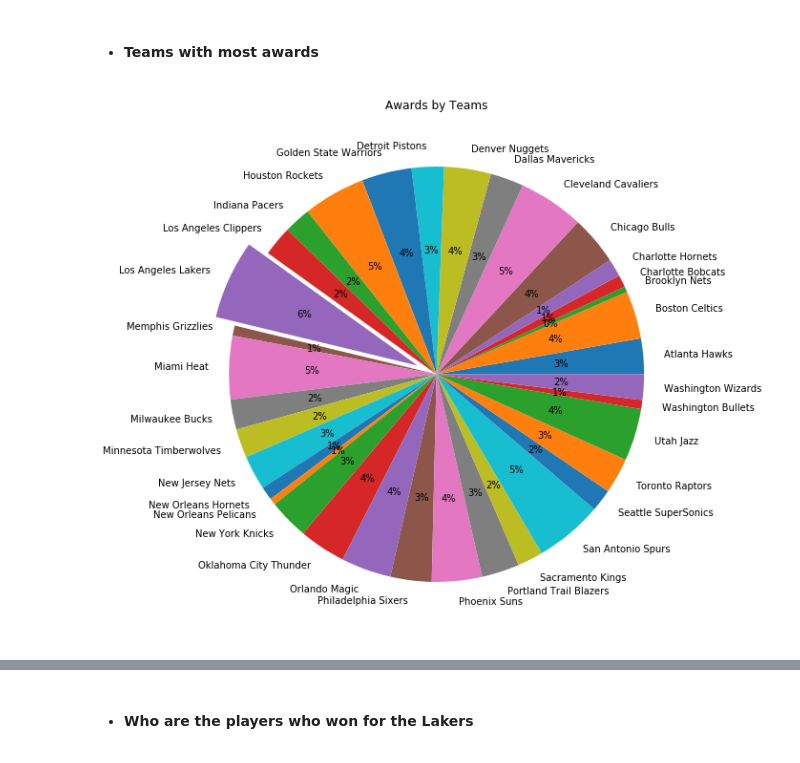
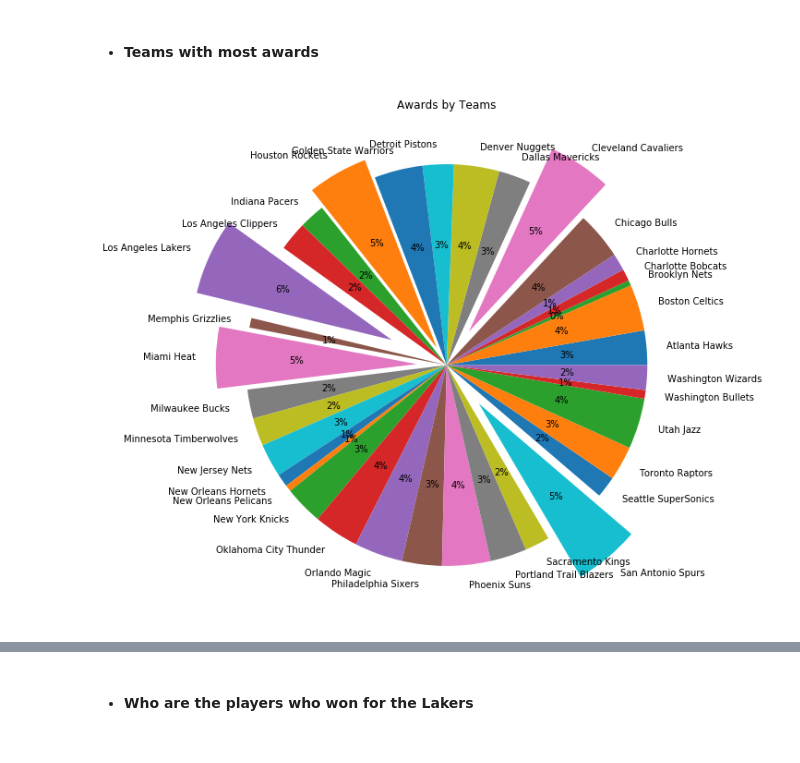
Before and after one commit to longuyen10119/machinelearning, a Jupyter notebook: Final Assignment/NBAPlayeroftheWeek.ipynb, the cells around one changed output, grey strips where cells are left out. Cells and saved outputs as stored; diff of their text form; code cells hidden in the pictures.

```diff
--- a/Final Assignment/NBAPlayeroftheWeek.ipynb
+++ b/Final Assignment/NBAPlayeroftheWeek.ipynb
@@ -122,13 +122,17 @@ plt.show()
 * #### Teams with most awards
 # %%
 explode = [0] * 35
-explode[14] = 0.1
+explode[14] = 0.3
+explode[29] = 0.25
+explode[6] = 0.2
+explode[16] = 0.15
+explode[11] = 0.1
 player_by_team = df['Player'].groupby(df['Team'])
 player_by_team.count().plot.pie(title="Awards by Teams",explode=explode, figsize=(10,10),autopct='%1.0f%%')
 plt.ylabel('')
 plt.show()
 # %% [output]
-[figure, old version]
+[figure, new version]
 # %%
 plotdata = df['Team'].value_counts().head(10)
 plt.figure(figsize=(8,8))
```
Also changed, not shown: parts of 9 cells of this notebook.
